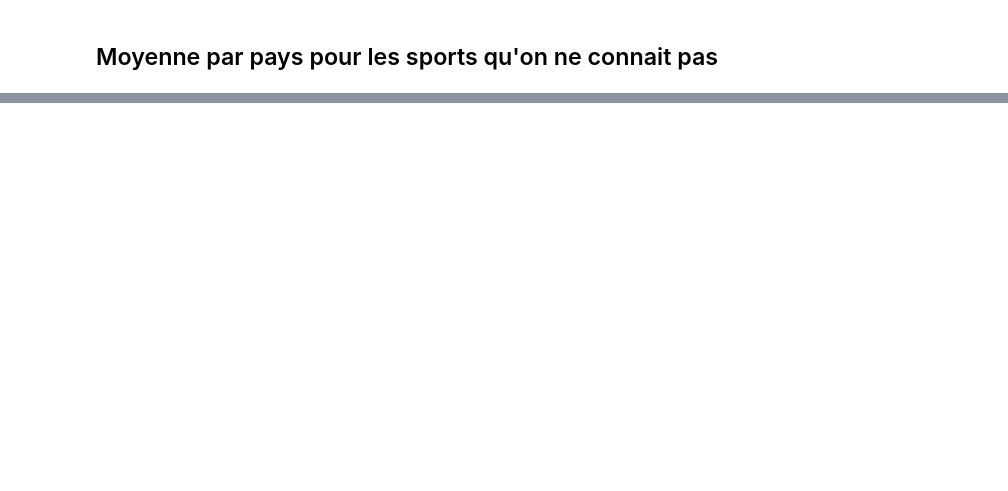
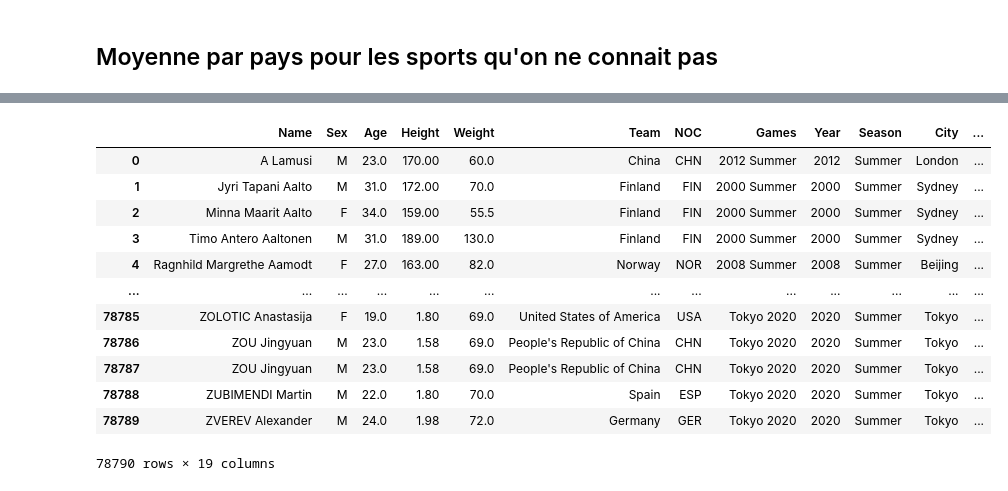
Before and after one commit to nastoo/tp-methodes-pour-analytique, a Jupyter notebook: IAE_python/Méthodes Analytique/tp-methodes-pour-analytique/Projet_FLO.ipynb, the cells around one changed output, grey strips where cells are left out. Saved outputs shown, nothing was run; the diff lists cells and outputs as text; code cells hidden in the pictures; blank space fills up the shorter version.

```diff
--- a/IAE_python/Méthodes Analytique/tp-methodes-pour-analytique/Projet_FLO.ipynb
+++ b/IAE_python/Méthodes Analytique/tp-methodes-pour-analytique/Projet_FLO.ipynb
@@ -791,16 +696,0 @@ In [88] used -18.7 MiB RAM in 0.11s (system mean cpu 21%, single max cpu 33%), p
-# %%
-L_test=[]
-year_elements=soup.findAll('tr')
-for element in year_elements:
-    a=element.find('a')
-    sc=a['href']
-    L_test.append(sc)
-
-    #print(bite)
-    #print(year_elements)
-#print(L_test)
-L_pays=[]
-for pays in L_pays:
-    L_pays.append(pays.text)
-
-L_pays
@@ -820,0 +746,8 @@ In [69] used 1.2 MiB RAM in 0.12s (system mean cpu 18%, single max cpu 28%), pea
+# %%
+L_pays_annee=[]
+for i in range(len(L_pays)):
+    L_pays_annee.append((L_pays[i],L_annees_2[i]))
+
+df_hote=pd.DataFrame(L_pays_annee,columns=['Host_country','Year'])
+
+df_hote
@@ -820,0 +790,18 @@ In [69] used 1.2 MiB RAM in 0.12s (system mean cpu 18%, single max cpu 28%), pea
+# %%
+df_complete=pd.merge(df_complete,df_hote,on='Year',how='left')
+
+df_complete
+# %% [output]
+|  | Name | Sex | Age | Height | Weight | Team | NOC | Games | Year | Season | City | ... |
+| 0 | A Lamusi | M | 23.0 | 170.00 | 60.0 | China | CHN | 2012 Summer | 2012 | Summer | London | ... |
+| 1 | Jyri Tapani Aalto | M | 31.0 | 172.00 | 70.0 | Finland | FIN | 2000 Summer | 2000 | Summer | Sydney | ... |
+| 2 | Minna Maarit Aalto | F | 34.0 | 159.00 | 55.5 | Finland | FIN | 2000 Summer | 2000 | Summer | Sydney | ... |
+| 3 | Timo Antero Aaltonen | M | 31.0 | 189.00 | 130.0 | Finland | FIN | 2000 Summer | 2000 | Summer | Sydney | ... |
+| 4 | Ragnhild Margrethe Aamodt | F | 27.0 | 163.00 | 82.0 | Norway | NOR | 2008 Summer | 2008 | Summer | Beijing | ... |
+| ... | ... | ... | ... | ... | ... | ... | ... | ... | ... | ... | ... | ... |
+| 78785 | ZOLOTIC Anastasija | F | 19.0 | 1.80 | 69.0 | United States of America | USA | Tokyo 2020 | 2020 | Summer | Tokyo | ... |
+| 78786 | ZOU Jingyuan | M | 23.0 | 1.58 | 69.0 | People's Republic of China | CHN | Tokyo 2020 | 2020 | Summer | Tokyo | ... |
+| 78787 | ZOU Jingyuan | M | 23.0 | 1.58 | 69.0 | People's Republic of China | CHN | Tokyo 2020 | 2020 | Summer | Tokyo | ... |
+| 78788 | ZUBIMENDI Martin | M | 22.0 | 1.80 | 70.0 | Spain | ESP | Tokyo 2020 | 2020 | Summer | Tokyo | ... |
+| 78789 | ZVEREV Alexander | M | 24.0 | 1.98 | 72.0 | Germany | GER | Tokyo 2020 | 2020 | Summer | Tokyo | ... |
+78790 rows × 19 columns
```
Also changed, not shown: parts of 93 cells of this notebook, 24 other files.
